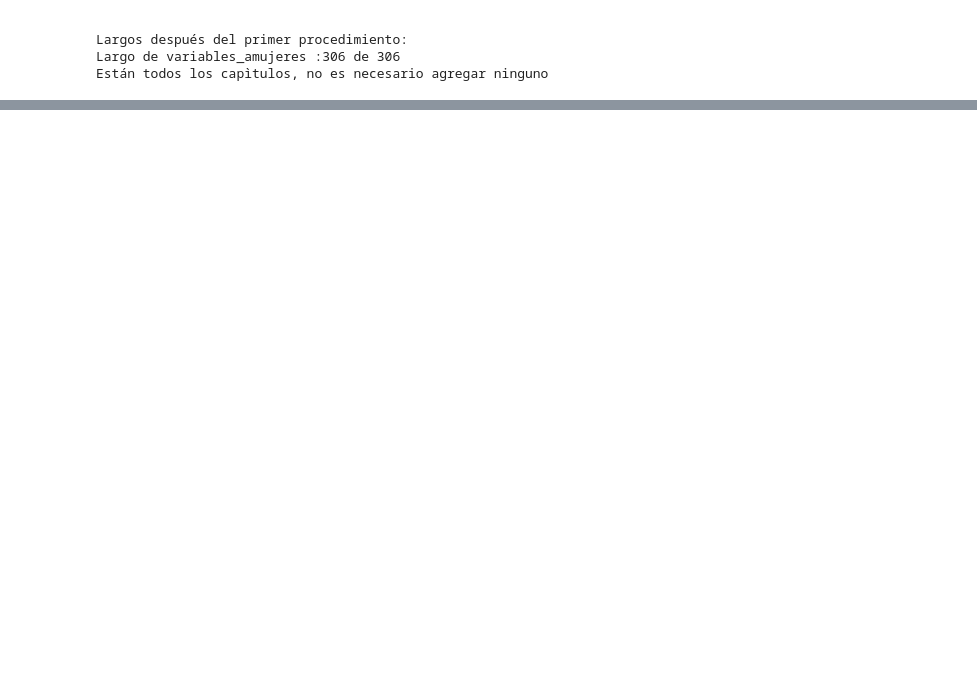
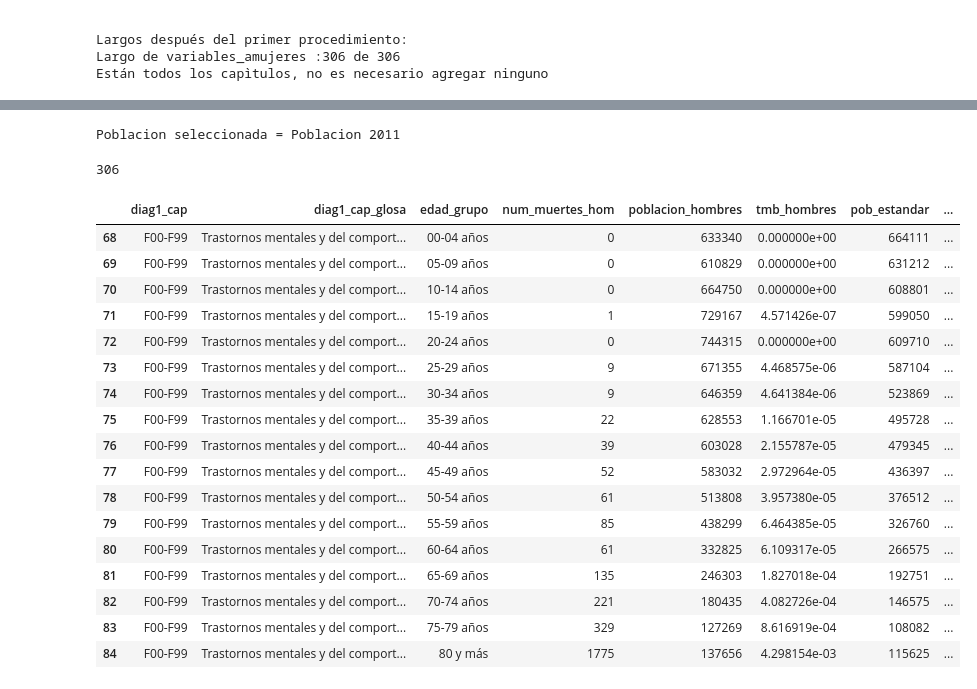
Before and after one commit to AlvaroMontiel/informe_incidencia_mortalidad, a Jupyter notebook: mortalidad_por_causas.ipynb, the cells around one changed output, grey strips where cells are left out. Cells and saved outputs as stored; diff of their text form; code cells hidden in the pictures; blank space fills up the shorter version.

```diff
--- a/mortalidad_por_causas.ipynb
+++ b/mortalidad_por_causas.ipynb
@@ -366,0 +407,6 @@ a_hombres_full.groupby('diag1_cap').sum()
+# %%
+print(f"Poblacion seleccionada = {poblacion_seleccion}")
+poblacion_hombres = df_.query('Sexo == 1').groupby('edad_grupo')[poblacion_seleccion].sum().values.tolist()*18
+poblacion_mujeres = df_.query('Sexo == 2').groupby('edad_grupo')[poblacion_seleccion].sum().values.tolist()*18
+# %% [output]
+Poblacion seleccionada = Poblacion 2011
@@ -366,0 +419,36 @@ a_hombres_full.groupby('diag1_cap').sum()
+# %%
+a_hombres_full['tmb_hombres'] = (a_hombres_full['num_muertes_hom']/3)/a_hombres_full['poblacion_hombres']
+a_mujeres_full['tmb_mujeres'] = (a_mujeres_full['num_muertes_muj']/3)/a_mujeres_full['poblacion_mujeres']
+# %%
+pob_estandar = [664111,631212,608801,599050,609710,587104,523869,495728,479345,436397,376512,326760,266575,192751,146575,108082,115625]*18
+# %%
+len(pob_estandar)
+# %% [output]
+306
+# %%
+a_hombres_full['pob_estandar'] = pob_estandar
+a_mujeres_full['pob_estandar'] = pob_estandar
+# %%
+a_hombres_full['muertes_esperadas_hombres'] = a_hombres_full['tmb_hombres'] * a_hombres_full['pob_estandar']
+a_mujeres_full['muertes_esperadas_mujeres'] = a_mujeres_full['tmb_mujeres'] * a_mujeres_full['pob_estandar']
+# %%
+a_hombres_full.query('diag1_cap == "F00-F99"')
+# %% [output]
+|  | diag1_cap | diag1_cap_glosa | edad_grupo | num_muertes_hom | poblacion_hombres | tmb_hombres | pob_estandar | ... |
+| 68 | F00-F99 | Trastornos mentales y del comport... | 00-04 años | 0 | 633340 | 0.000000e+00 | 664111 | ... |
+| 69 | F00-F99 | Trastornos mentales y del comport... | 05-09 años | 0 | 610829 | 0.000000e+00 | 631212 | ... |
+| 70 | F00-F99 | Trastornos mentales y del comport... | 10-14 años | 0 | 664750 | 0.000000e+00 | 608801 | ... |
+| 71 | F00-F99 | Trastornos mentales y del comport... | 15-19 años | 1 | 729167 | 4.571426e-07 | 599050 | ... |
+| 72 | F00-F99 | Trastornos mentales y del comport... | 20-24 años | 0 | 744315 | 0.000000e+00 | 609710 | ... |
+| 73 | F00-F99 | Trastornos mentales y del comport... | 25-29 años | 9 | 671355 | 4.468575e-06 | 587104 | ... |
+| 74 | F00-F99 | Trastornos mentales y del comport... | 30-34 años | 9 | 646359 | 4.641384e-06 | 523869 | ... |
+| 75 | F00-F99 | Trastornos mentales y del comport... | 35-39 años | 22 | 628553 | 1.166701e-05 | 495728 | ... |
+| 76 | F00-F99 | Trastornos mentales y del comport... | 40-44 años | 39 | 603028 | 2.155787e-05 | 479345 | ... |
+| 77 | F00-F99 | Trastornos mentales y del comport... | 45-49 años | 52 | 583032 | 2.972964e-05 | 436397 | ... |
+| 78 | F00-F99 | Trastornos mentales y del comport... | 50-54 años | 61 | 513808 | 3.957380e-05 | 376512 | ... |
+| 79 | F00-F99 | Trastornos mentales y del comport... | 55-59 años | 85 | 438299 | 6.464385e-05 | 326760 | ... |
+| 80 | F00-F99 | Trastornos mentales y del comport... | 60-64 años | 61 | 332825 | 6.109317e-05 | 266575 | ... |
+| 81 | F00-F99 | Trastornos mentales y del comport... | 65-69 años | 135 | 246303 | 1.827018e-04 | 192751 | ... |
+| 82 | F00-F99 | Trastornos mentales y del comport... | 70-74 años | 221 | 180435 | 4.082726e-04 | 146575 | ... |
+| 83 | F00-F99 | Trastornos mentales y del comport... | 75-79 años | 329 | 127269 | 8.616919e-04 | 108082 | ... |
+| 84 | F00-F99 | Trastornos mentales y del comport... | 80 y más | 1775 | 137656 | 4.298154e-03 | 115625 | ... |
```
Also changed, not shown: parts of 14 cells of this notebook, 1 other file.
